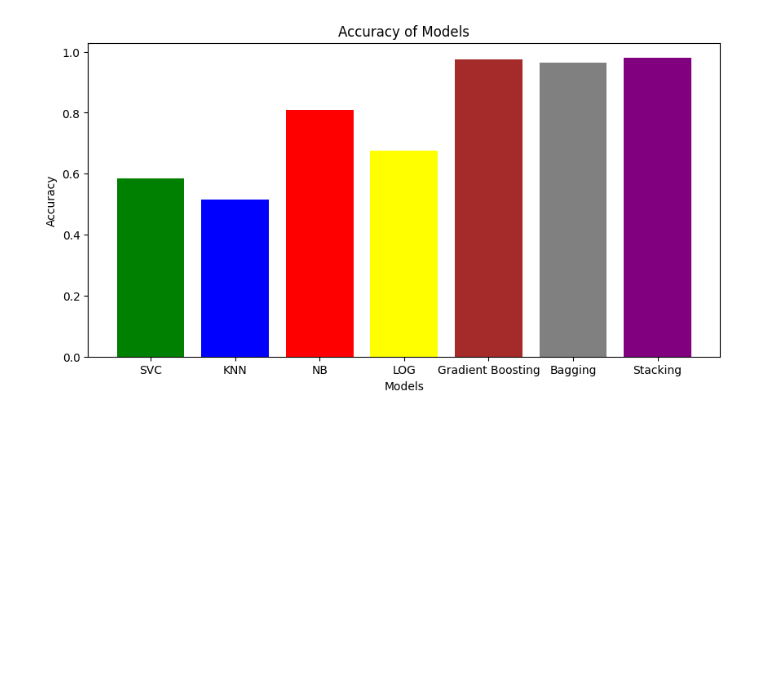
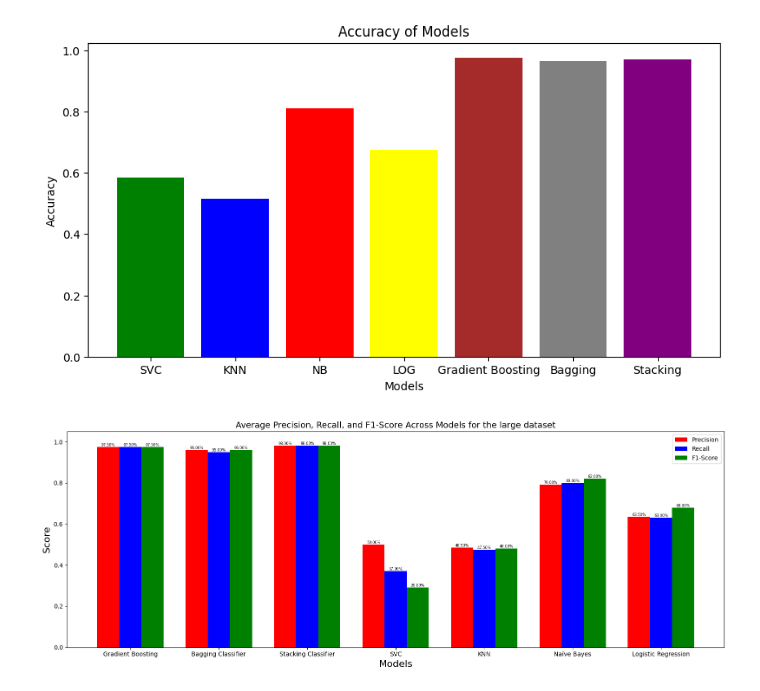
Before and after one commit to Teegee2000/cardiovascular-disease-predictions-leveraging-supervised-and-ensemble-machine-learning-models, a Jupyter notebook: cardiovascular_disease.ipynb, the cells around one changed output. Drawn from its saved outputs; the diff is of its cells as text; code cells hidden in the pictures; blank space fills up the shorter version.

```diff
--- a/cardiovascular_disease.ipynb
+++ b/cardiovascular_disease.ipynb
@@ -651,3 +670,101 @@ plt.title('Accuracy of Models')
 plt.show()
 # %% [output]
 [figure]
+# %%
+import numpy as np
+import matplotlib.pyplot as plt
+
+# Model names
+models = ["Gradient Boosting", "Bagging Classifier", "Stacking Classifier",
+          "SVC", "KNN", "Naïve Bayes", "Logistic Regression"]
+
+# Metric values per model (for 2 classes each)
+gradient_boosting = {
+    "precision": [0.97, 0.98],
+    "recall": [0.98, 0.97],
+    "f1-score": [0.98, 0.97],
+}
+
+bagging_classifier = {
+    "precision": [0.96, 0.96],
+    "recall": [0.94,0.96],
+    "f1-score": [0.95,0.97],
+}
+
+stacking_classifier = {
+    "precision": [0.98, 0.98],
+    "recall": [0.98, 0.98],
+    "f1-score": [0.98, 0.98],
+}
+
+svc = {
+    "precision": [0.00, 1.00],
+    "recall": [0.00, 0.74],
+    "f1-score": [0.00, 0.58],
+}
+
+knn = {
+    "precision": [0.29, 0.68],
+    "recall": [0.33, 0.62],
+    "f1-score": [0.39,0.57],
+}
+
+naive_bayes = {
+    "precision": [0.67, 0.91],
+    "recall": [0.75, 0.85],
+    "f1-score": [0.84,0.80],
+}
+
+log_reg = {
+    "precision": [0.40, 0.87],
+    "recall": [0.50, 0.76],
+    "f1-score": [0.69,0.67],
+}
+
+# Compute averages
+precision_scores = [
+    np.mean(gradient_boosting["precision"]), np.mean(bagging_classifier["precision"]),
+    np.mean(stacking_classifier["precision"]), np.mean(svc["precision"]),
+    np.mean(knn["precision"]), np.mean(naive_bayes["precision"]), np.mean(log_reg["precision"])
+]
+
+recall_scores = [
+    np.mean(gradient_boosting["recall"]), np.mean(bagging_classifier["recall"]),
+    np.mean(stacking_classifier["recall"]), np.mean(svc["recall"]),
+    np.mean(knn["recall"]), np.mean(naive_bayes["recall"]), np.mean(log_reg["recall"])
+]
+
+f1_scores = [
+    np.mean(gradient_boosting["f1-score"]), np.mean(bagging_classifier["f1-score"]),
+    np.mean(stacking_classifier["f1-score"]), np.mean(svc["f1-score"]),
+    np.mean(knn["f1-score"]), np.mean(naive_bayes["f1-score"]), np.mean(log_reg["f1-score"])
+]
+
+# Plotting
+x = np.arange(len(models))
+width = 0.25
+
+fig, ax = plt.subplots(figsize=(16, 6))
+bars1 = ax.bar(x - width, precision_scores, width, label="Precision", color='red')
+bars2 = ax.bar(x, recall_scores, width, label="Recall", color='blue')
+bars3 = ax.bar(x + width, f1_scores, width, label="F1-Score", color='green')
+
+# Add percentage text on top of bars
+for bars in [bars1, bars2, bars3]:
+    for bar in bars:
+        height = bar.get_height()
+        ax.text(bar.get_x() + bar.get_width()/2, height, f"{height:.2%}", ha='center', va='bottom', fontsize=6)
+
+# Labels and formatting
+ax.set_xlabel("Models", fontsize=16)
+ax.set_ylabel("Score", fontsize=16)
+ax.set_title("Average Precision, Recall, and F1-Score Across Models for the large dataset", fontsize=14)
+ax.set_xticks(x)
+ax.set_xticklabels(models, fontsize=10)
+ax.set_ylim(0, 1.05)
+ax.legend()
+
+plt.tight_layout()
+plt.show()
+# %% [output]
+[figure, added]
```
Also changed, not shown: parts of 9 cells of this notebook.
